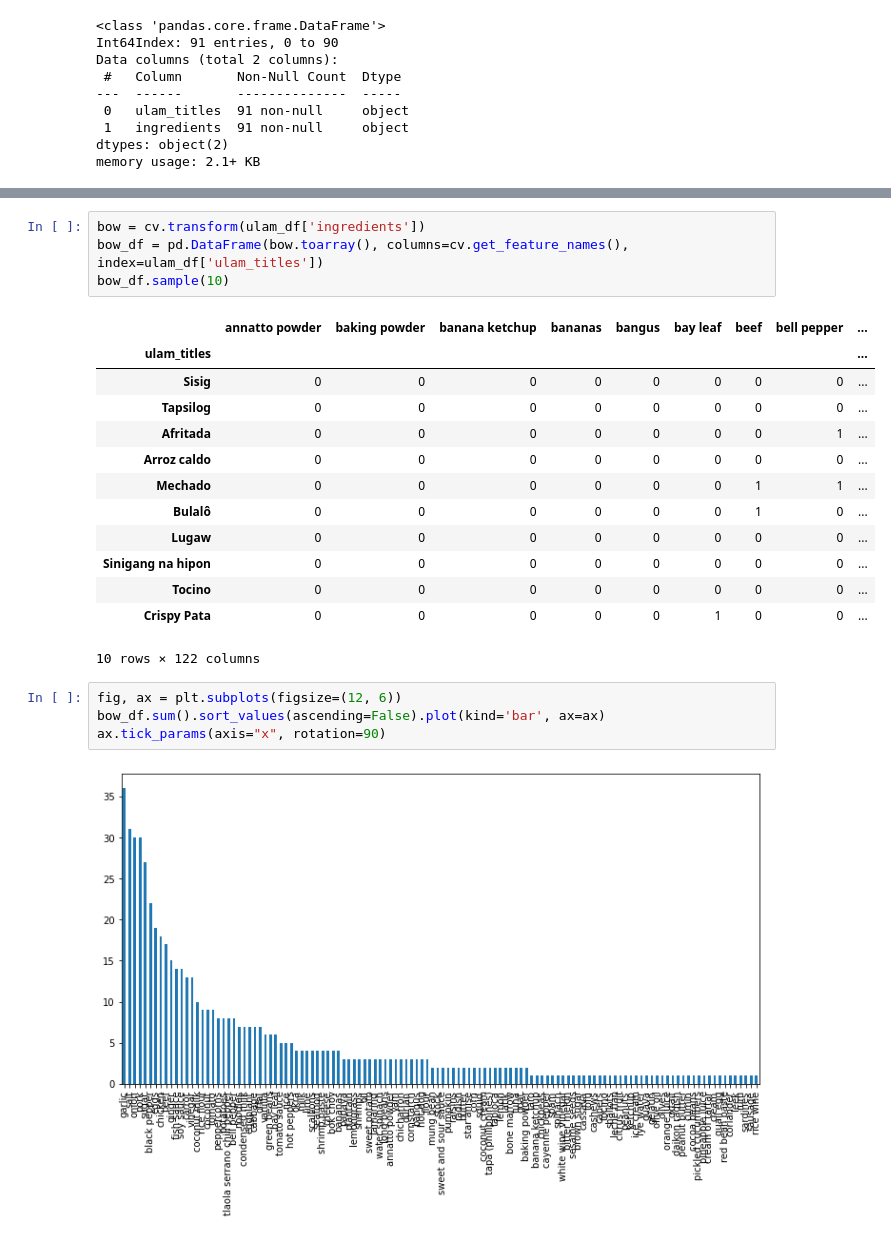
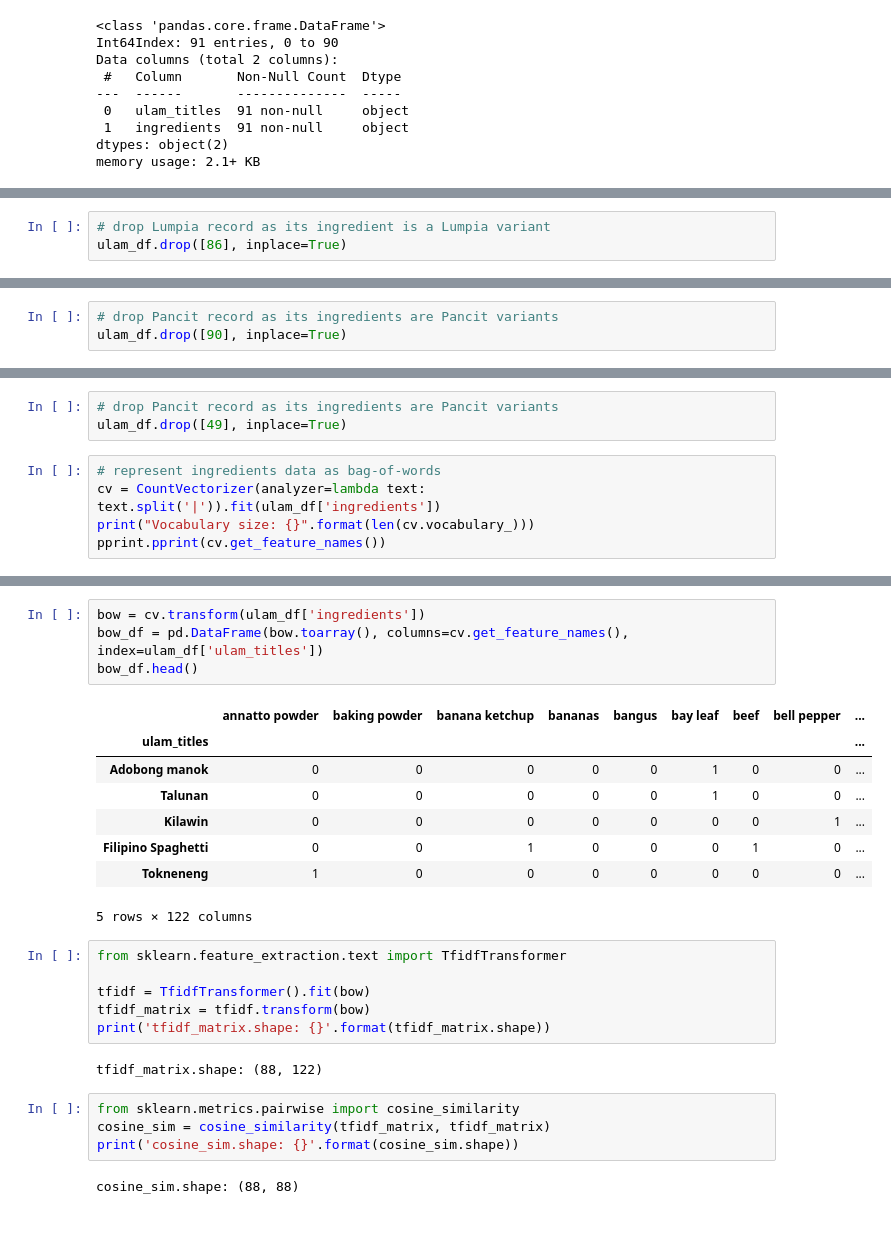
Before and after one commit to fvea/recipe-recommender-system, a Jupyter notebook: ulam_recommendation_system_eda_modeling.ipynb, the cells around one changed output, grey strips where cells are left out. Cells and saved outputs as stored; diff of their text form.

```diff
--- a/ulam_recommendation_system_eda_modeling.ipynb
+++ b/ulam_recommendation_system_eda_modeling.ipynb
@@ -107,0 +104,3 @@ ulam_df.tail(10)
+# %%
+# drop Lumpia record as its ingredient is a Lumpia variant
+ulam_df.drop([86], inplace=True)
@@ -132,0 +167,3 @@ Vocabulary size: 122
+# %%
+# drop Pancit record as its ingredients are Pancit variants
+ulam_df.drop([90], inplace=True)
@@ -132,0 +200,8 @@ Vocabulary size: 122
+# %%
+# drop Pancit record as its ingredients are Pancit variants
+ulam_df.drop([49], inplace=True)
+# %%
+# represent ingredients data as bag-of-words
+cv = CountVectorizer(analyzer=lambda text: text.split('|')).fit(ulam_df['ingredients'])
+print("Vocabulary size: {}".format(len(cv.vocabulary_)))
+pprint.pprint(cv.get_feature_names())
@@ -133,24 +226,27 @@ Vocabulary size: 122
 # %%
 bow = cv.transform(ulam_df['ingredients'])
 bow_df = pd.DataFrame(bow.toarray(), columns=cv.get_feature_names(), index=ulam_df['ulam_titles'])
-bow_df.sample(10)
+bow_df.head()
 # %% [output]
 |  | annatto powder | baking powder | banana ketchup | bananas | bangus | bay leaf | beef | bell pepper | ... |
 | ulam_titles |  |  |  |  |  |  |  |  | ... |
-| Sisig | 0 | 0 | 0 | 0 | 0 | 0 | 0 | 0 | ... |
-| Tapsilog | 0 | 0 | 0 | 0 | 0 | 0 | 0 | 0 | ... |
-| Afritada | 0 | 0 | 0 | 0 | 0 | 0 | 0 | 1 | ... |
-| Arroz caldo | 0 | 0 | 0 | 0 | 0 | 0 | 0 | 0 | ... |
-| Mechado | 0 | 0 | 0 | 0 | 0 | 0 | 1 | 1 | ... |
-| Bulalô | 0 | 0 | 0 | 0 | 0 | 0 | 1 | 0 | ... |
-| Lugaw | 0 | 0 | 0 | 0 | 0 | 0 | 0 | 0 | ... |
-| Sinigang na hipon | 0 | 0 | 0 | 0 | 0 | 0 | 0 | 0 | ... |
-| Tocino | 0 | 0 | 0 | 0 | 0 | 0 | 0 | 0 | ... |
-| Crispy Pata | 0 | 0 | 0 | 0 | 0 | 1 | 0 | 0 | ... |
+| Adobong manok | 0 | 0 | 0 | 0 | 0 | 1 | 0 | 0 | ... |
+| Talunan | 0 | 0 | 0 | 0 | 0 | 1 | 0 | 0 | ... |
+| Kilawin | 0 | 0 | 0 | 0 | 0 | 0 | 0 | 1 | ... |
+| Filipino Spaghetti | 0 | 0 | 1 | 0 | 0 | 0 | 1 | 0 | ... |
+| Tokneneng | 1 | 0 | 0 | 0 | 0 | 0 | 0 | 0 | ... |
-10 rows × 122 columns
+5 rows × 122 columns
-# %%
-fig, ax = plt.subplots(figsize=(12, 6))
-bow_df.sum().sort_values(ascending=False).plot(kind='bar', ax=ax)
-ax.tick_params(axis="x", rotation=90)
-# %% [output]
-[figure, removed]
+# %%
+from sklearn.feature_extraction.text import TfidfTransformer
+
+tfidf = TfidfTransformer().fit(bow)
+tfidf_matrix = tfidf.transform(bow)
+print('tfidf_matrix.shape: {}'.format(tfidf_matrix.shape))
+# %% [output]
+tfidf_matrix.shape: (88, 122)
+# %%
+from sklearn.metrics.pairwise import cosine_similarity
+cosine_sim = cosine_similarity(tfidf_matrix, tfidf_matrix)
+print('cosine_sim.shape: {}'.format(cosine_sim.shape))
+# %% [output]
+cosine_sim.shape: (88, 88)
```
Also changed, not shown: parts of 20 cells of this notebook.
